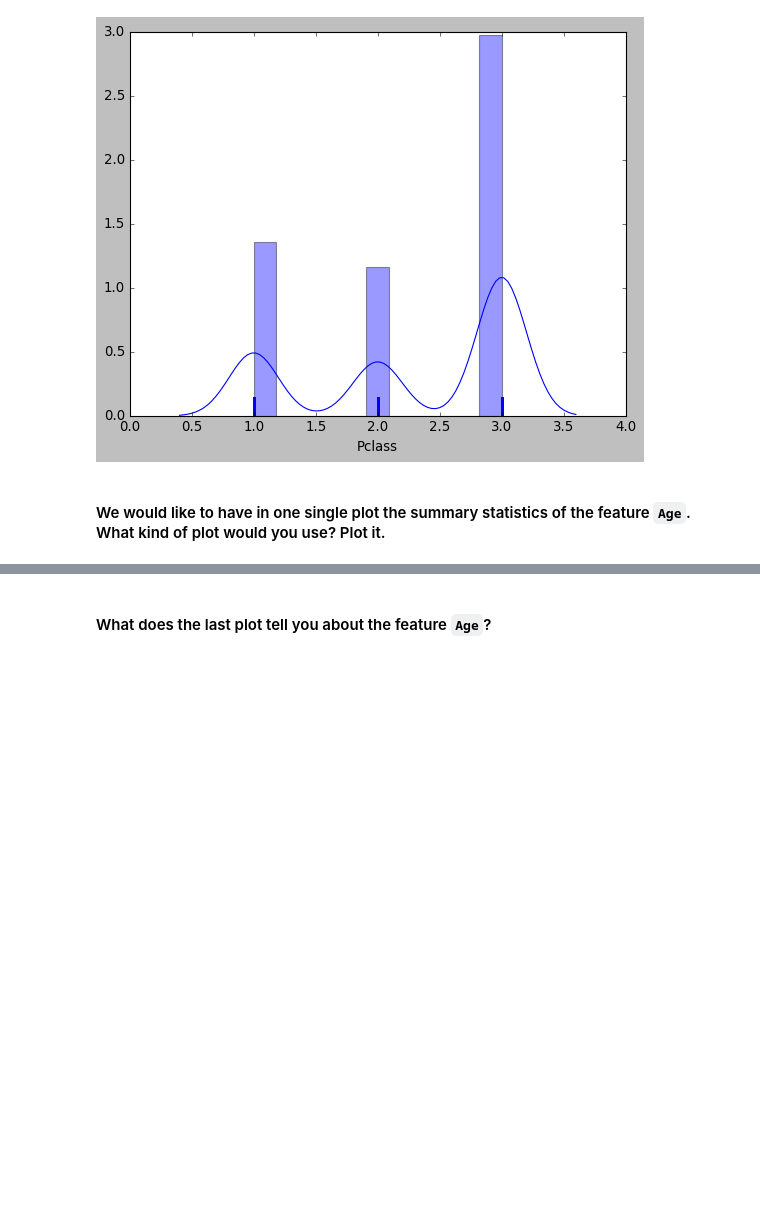
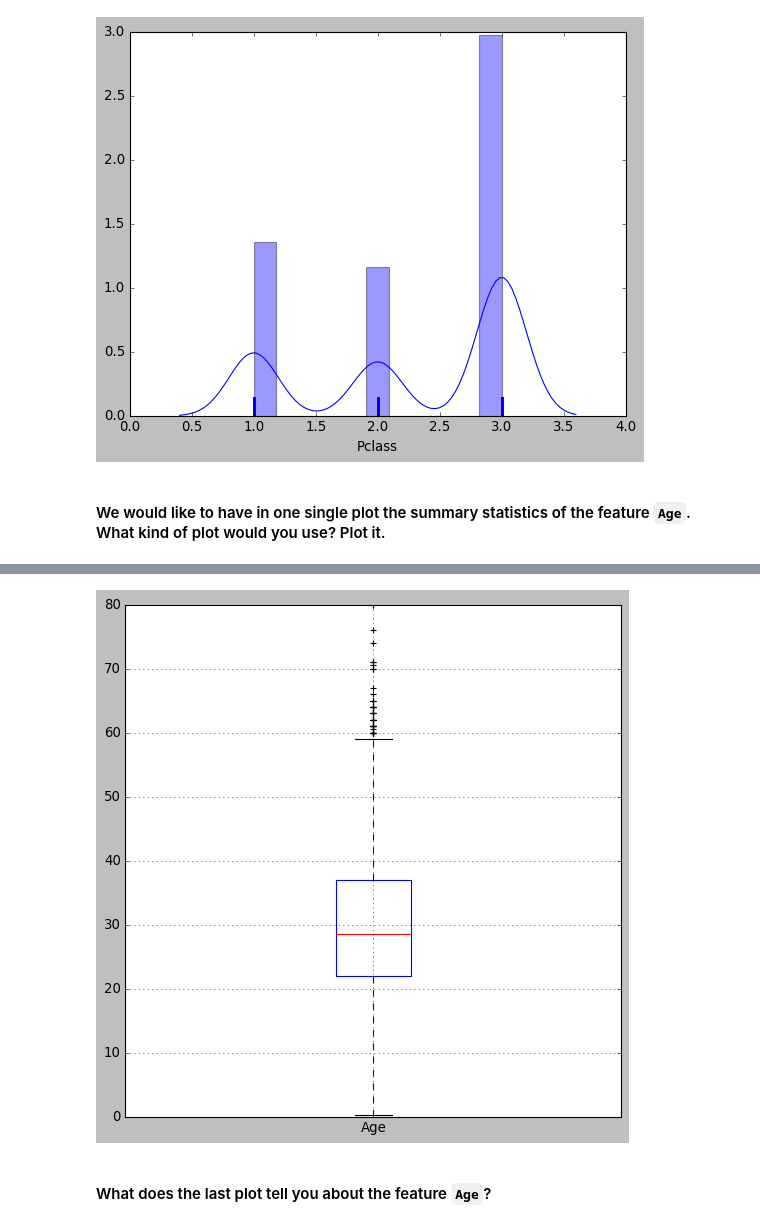
Before and after one commit to Adonis232/dataptmad0420, a Jupyter notebook: module-2/matplotlib-seaborn/your-code/main.ipynb, the cells around one changed output, grey strips where cells are left out. Saved outputs shown, nothing was run; the diff lists cells and outputs as text; code cells hidden in the pictures; blank space fills up the shorter version.

```diff
--- a/module-2/matplotlib-seaborn/your-code/main.ipynb
+++ b/module-2/matplotlib-seaborn/your-code/main.ipynb
@@ -367,0 +371,4 @@ your comments here
+# %%
+titanic[['Age']].boxplot(figsize=(8,8));
+# %% [output]
+[figure, added]
```
Also changed, not shown: parts of 11 cells of this notebook.
